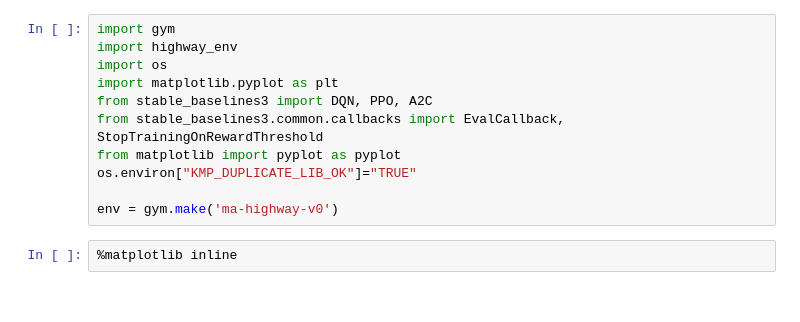
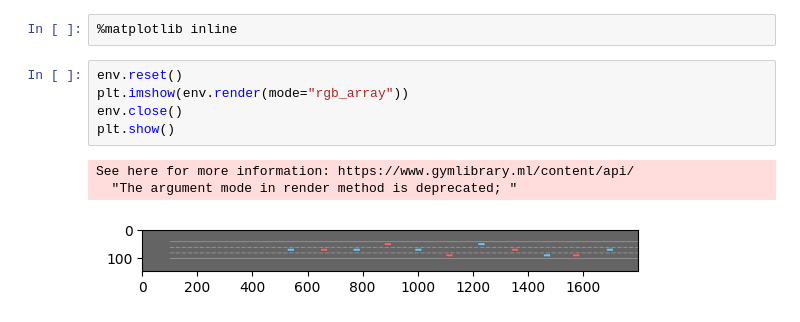
Before and after one commit to RaulEP/MscThesis-MAHighwayEnv, a Jupyter notebook: test.ipynb, the cells around one changed output. Saved outputs shown, nothing was run; the diff lists cells and outputs as text.

Commit message:
Graph and Testing Files

```diff
--- a/test.ipynb
+++ b/test.ipynb
@@ -1,16 +1,14 @@
-# %%
-import gym
-import highway_env
-import os
-import matplotlib.pyplot as plt
-from stable_baselines3 import DQN, PPO, A2C
-from stable_baselines3.common.callbacks import EvalCallback, StopTrainingOnRewardThreshold
-from matplotlib import pyplot as pyplot
-os.environ["KMP_DUPLICATE_LIB_OK"]="TRUE"
-
-env = gym.make('ma-highway-v0')
 # %%
 %matplotlib inline
+# %%
+env.reset()
+plt.imshow(env.render(mode="rgb_array"))
+env.close()
+plt.show()
+# %% [output]
+See here for more information: https://www.gymlibrary.ml/content/api/
+  "The argument mode in render method is deprecated; "
+[figure, added]
 # %%
 from pprint import pprint
 from tqdm.notebook import trange
```
Also changed, not shown: parts of 20 cells of this notebook, 1 other file.
